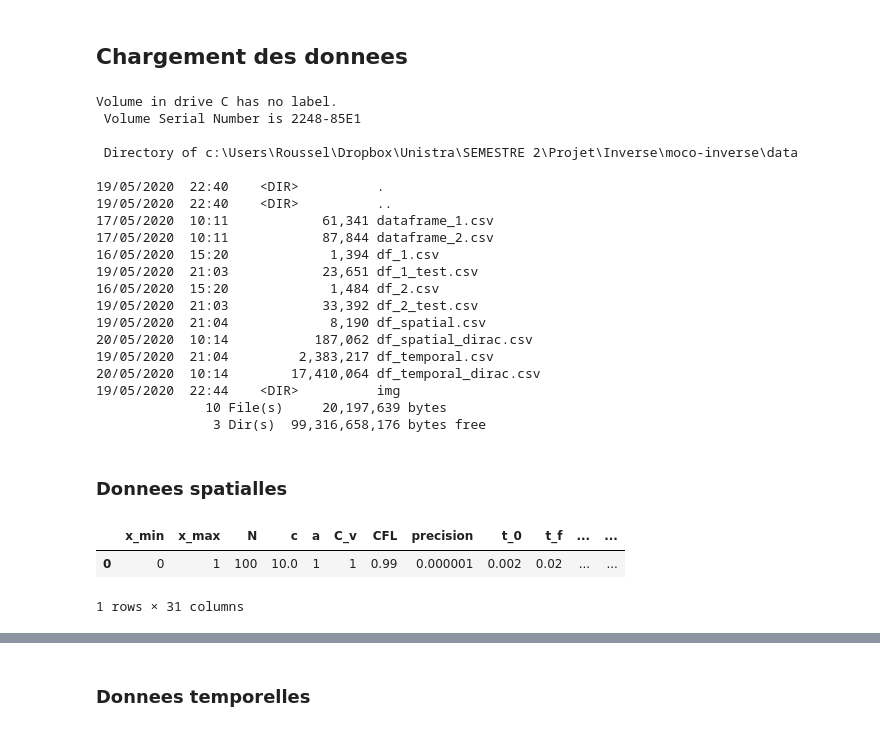
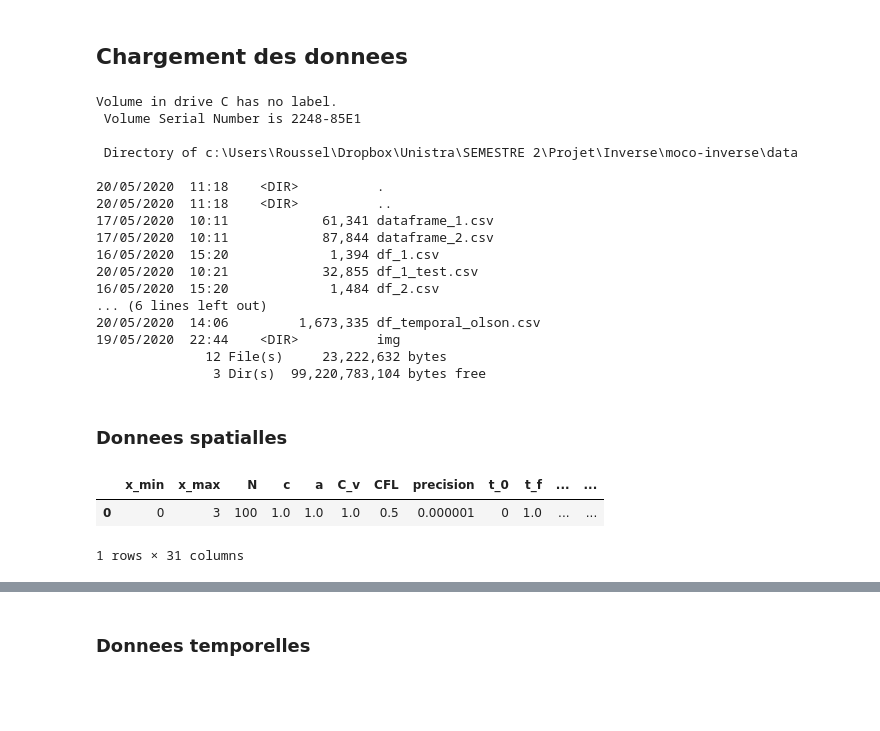
Before and after one commit to ddrous/projet-inverse-2d, a Jupyter notebook: src/notebook/analyse_des_donnees.ipynb, the cells around one changed output, grey strips where cells are left out. Drawn from its saved outputs; the diff is of its cells as text; code cells hidden in the pictures; blank space fills up the shorter version.

```diff
--- a/src/notebook/analyse_des_donnees.ipynb
+++ b/src/notebook/analyse_des_donnees.ipynb
@@ -48,40 +48,41 @@ import ast
 # df_spatial_path = "../../data/df_spatial.csv"
 # df_temporal_path = "../../data/df_temporal.csv"
 
-df_spatial_path = "../../data/df_spatial_dirac.csv"
-df_temporal_path = "../../data/df_temporal_dirac.csv"
+# df_spatial_path = "../../data/df_spatial_dirac.csv"
+# df_temporal_path = "../../data/df_temporal_dirac.csv"
+
+df_spatial_path = "../../data/df_spatial_olson.csv"
+df_temporal_path = "../../data/df_temporal_olson.csv"
 # %% [output]
 Volume in drive C has no label.
  Volume Serial Number is 2248-85E1
 
  Directory of c:\Users\Roussel\Dropbox\Unistra\SEMESTRE 2\Projet\Inverse\moco-inverse\data
 
-19/05/2020  22:40    <DIR>          .
-19/05/2020  22:40    <DIR>          ..
+20/05/2020  11:18    <DIR>          .
+20/05/2020  11:18    <DIR>          ..
 17/05/2020  10:11            61,341 dataframe_1.csv
 17/05/2020  10:11            87,844 dataframe_2.csv
 16/05/2020  15:20             1,394 df_1.csv
-19/05/2020  21:03            23,651 df_1_test.csv
+20/05/2020  10:21            32,855 df_1_test.csv
 16/05/2020  15:20             1,484 df_2.csv
-19/05/2020  21:03            33,392 df_2_test.csv
-19/05/2020  21:04             8,190 df_spatial.csv
-20/05/2020  10:14           187,062 df_spatial_dirac.csv
-19/05/2020  21:04         2,383,217 df_temporal.csv
-20/05/2020  10:14        17,410,064 df_temporal_dirac.csv
+... (6 lines left out)
+20/05/2020  14:06         1,673,335 df_temporal_olson.csv
 19/05/2020  22:44    <DIR>          img
-              10 File(s)     20,197,639 bytes
-               3 Dir(s)  99,316,658,176 bytes free
+              12 File(s)     23,222,632 bytes
+               3 Dir(s)  99,220,783,104 bytes free
 # %% [markdown]
 ### Donnees spatialles
 # %%
 # types = {'x_min':int, 'x_max':int, 'N':float, 'c':int, 'a':int, 'C_v':int, 'CFL':float, 'precision':float, 't_init':float, 't_simu':float, 'rho_expr':float, 'sigma_a_expr':float, 'sigma_c_expr':float, 'E_init_expr':str, 'F_init_expr':str, 'T_init_expr':str, 'dt':float, 'step_count':int, 'x':str, 'rho':str, 'sigma_a':str, 'sigma_c':str, 'E_init':str, 'E_final':str, 'F_init':str, 'F_final':str, 'T_init':str, 'T_final':str, 'E_exact_final':str, 'F_exact_final':str, 'T_exact_final':str}
 # df_s = pd.read_csv(df_spatial_path, thousands=',')
 
-types = {'c':float, 'rho_expr':float, 'sigma_a_expr':float, 'sigma_c_expr':float, 't_simu':float}
+# types = {'c':float, 'rho_expr':float, 'sigma_a_expr':float, 'sigma_c_expr':float, 't_simu':float}           ## DIRAC
+types = {'c':float, 'rho_expr':float, 'sigma_a_expr':str, 'sigma_c_expr':float, 't_simu':float}           ## OLSON
 df_s = pd.read_csv(df_spatial_path, thousands=',', dtype=types)
 
 df_s.head(1)
 # %% [output]
 |  | x_min | x_max | N | c | a | C_v | CFL | precision | t_0 | t_f | ... | ... |
-| 0 | 0 | 1 | 100 | 10.0 | 1 | 1 | 0.99 | 0.000001 | 0.002 | 0.02 | ... | ... |
+| 0 | 0 | 3 | 100 | 1.0 | 1.0 | 1.0 | 0.5 | 0.000001 | 0 | 1.0 | ... | ... |
 1 rows × 31 columns
```
Also changed, not shown: parts of 18 cells of this notebook, 13 other files.
